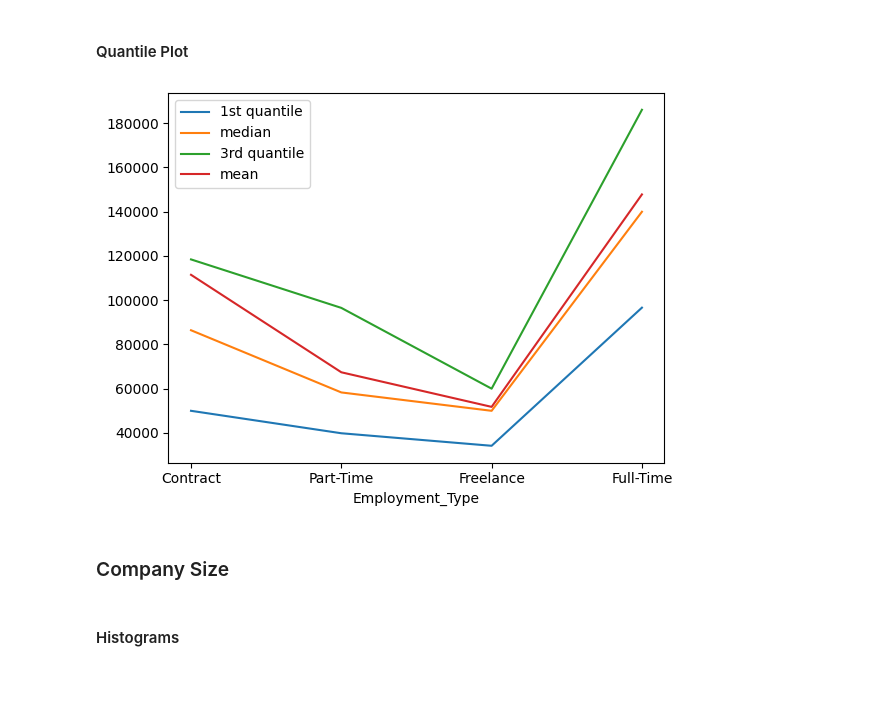
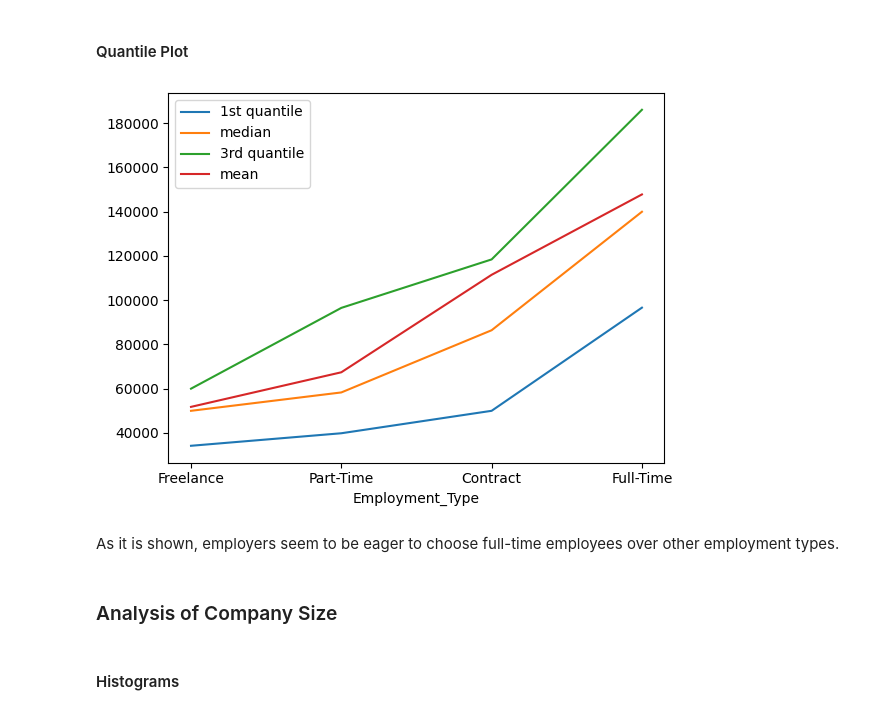
Before and after one commit to ALotov2000/data_science-CA2, a Jupyter notebook: task-2/report.ipynb, the cells around one changed output. Cells and saved outputs as stored; diff of their text form; code cells hidden in the pictures; blank space fills up the shorter version.

Commit message:
notebook: a little note has been added to each analysis

```diff
--- a/task-2/report.ipynb
+++ b/task-2/report.ipynb
@@ -327,11 +333,13 @@ do_violin_plots('Employment_Type')
 # %% [markdown]
 #### Quantile Plot
 # %%
-do_quantile_plot('Employment_Type', np.array(['Contract', 'Part-Time', 'Freelance', 'Full-Time']))
+do_quantile_plot('Employment_Type', np.array(['Freelance', 'Part-Time', 'Contract', 'Full-Time']))
 # %% [output]
-[figure, old version]
+[figure, new version]
+# %% [markdown]
+As it is shown, employers seem to be eager to choose full-time employees over other employment types.
 # %% [markdown]
-### Company Size
+### Analysis of Company Size
 # %% [markdown]
 #### Histograms
 # %%
```
Also changed, not shown: parts of 6 cells of this notebook.
